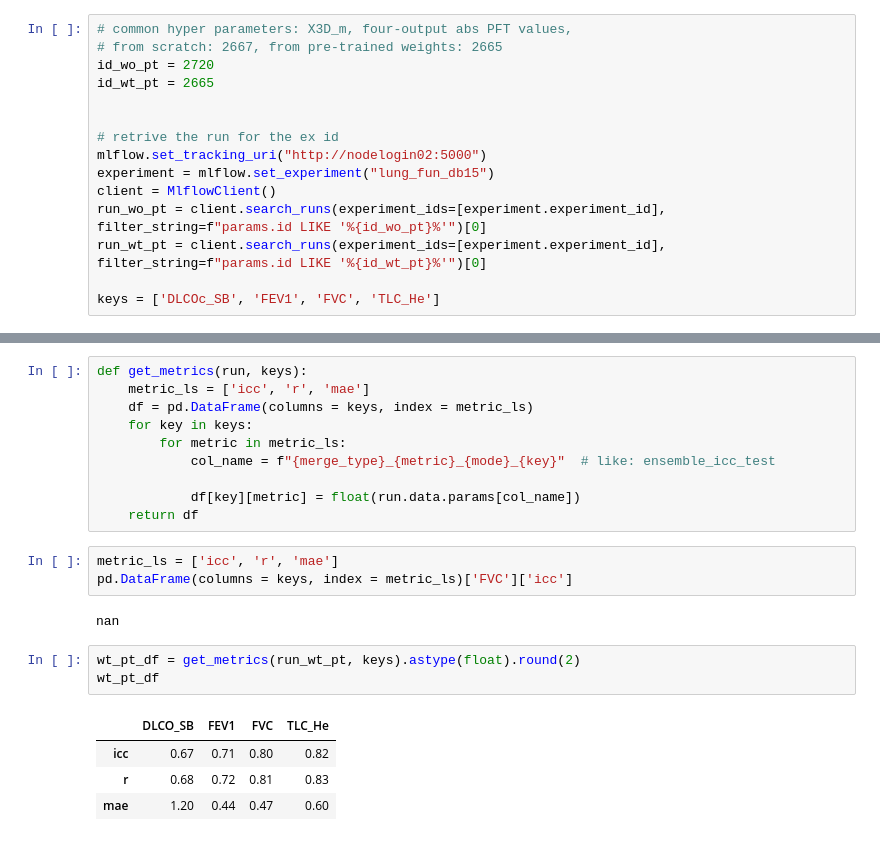
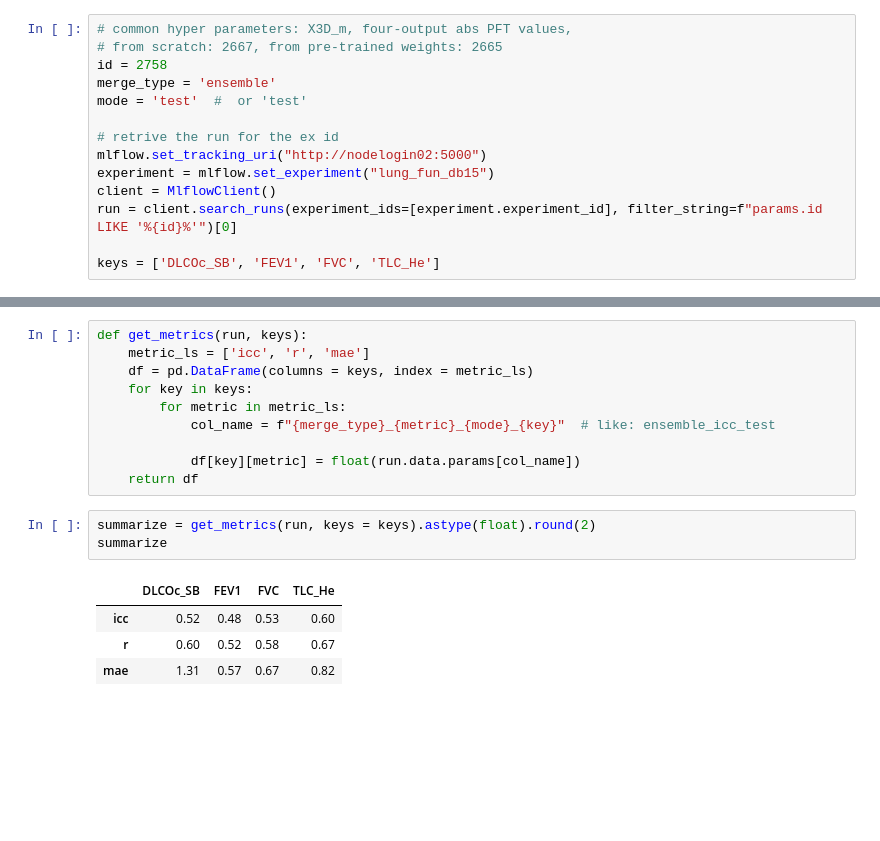
Before and after one commit to Jingnan-Jia/PFT_estimation, a Jupyter notebook: lung_function/scripts/jupyter_notebooks/summarize_table.ipynb, the cells around one changed output, grey strips where cells are left out. Cells and saved outputs as stored; diff of their text form; blank space fills up the shorter version.

```diff
--- a/lung_function/scripts/jupyter_notebooks/summarize_table.ipynb
+++ b/lung_function/scripts/jupyter_notebooks/summarize_table.ipynb
@@ -10,15 +10,14 @@ from mlflow import MlflowClient
 # %%
 # common hyper parameters: X3D_m, four-output abs PFT values,
 # from scratch: 2667, from pre-trained weights: 2665
-id_wo_pt = 2720
-id_wt_pt = 2665
-
+id = 2758
+merge_type = 'ensemble'
+mode = 'test'  #  or 'test'
 
 # retrive the run for the ex id
 mlflow.set_tracking_uri("http://nodelogin02:5000")
 experiment = mlflow.set_experiment("lung_fun_db15")
 client = MlflowClient()
-run_wo_pt = client.search_runs(experiment_ids=[experiment.experiment_id], filter_string=f"params.id LIKE '%{id_wo_pt}%'")[0]
-run_wt_pt = client.search_runs(experiment_ids=[experiment.experiment_id], filter_string=f"params.id LIKE '%{id_wt_pt}%'")[0]
+run = client.search_runs(experiment_ids=[experiment.experiment_id], filter_string=f"params.id LIKE '%{id}%'")[0]
 
 keys = ['DLCOc_SB', 'FEV1', 'FVC', 'TLC_He']
@@ -43,16 +31,11 @@ def get_metrics(run, keys):
 
             df[key][metric] = float(run.data.params[col_name])
     return df
-# %%
-metric_ls = ['icc', 'r', 'mae']
-pd.DataFrame(columns = keys, index = metric_ls)['FVC']['icc']
-# %% [output]
-nan
 # %%
-wt_pt_df = get_metrics(run_wt_pt, keys).astype(float).round(2)
-wt_pt_df
+summarize = get_metrics(run, keys = keys).astype(float).round(2)
+summarize
 # %% [output]
-|  | DLCO_SB | FEV1 | FVC | TLC_He |
-| icc | 0.67 | 0.71 | 0.80 | 0.82 |
-| r | 0.68 | 0.72 | 0.81 | 0.83 |
-| mae | 1.20 | 0.44 | 0.47 | 0.60 |
+|  | DLCOc_SB | FEV1 | FVC | TLC_He |
+| icc | 0.52 | 0.48 | 0.53 | 0.60 |
+| r | 0.60 | 0.52 | 0.58 | 0.67 |
+| mae | 1.31 | 0.57 | 0.67 | 0.82 |
```
Also changed, not shown: parts of 4 cells of this notebook, 9 other files.
